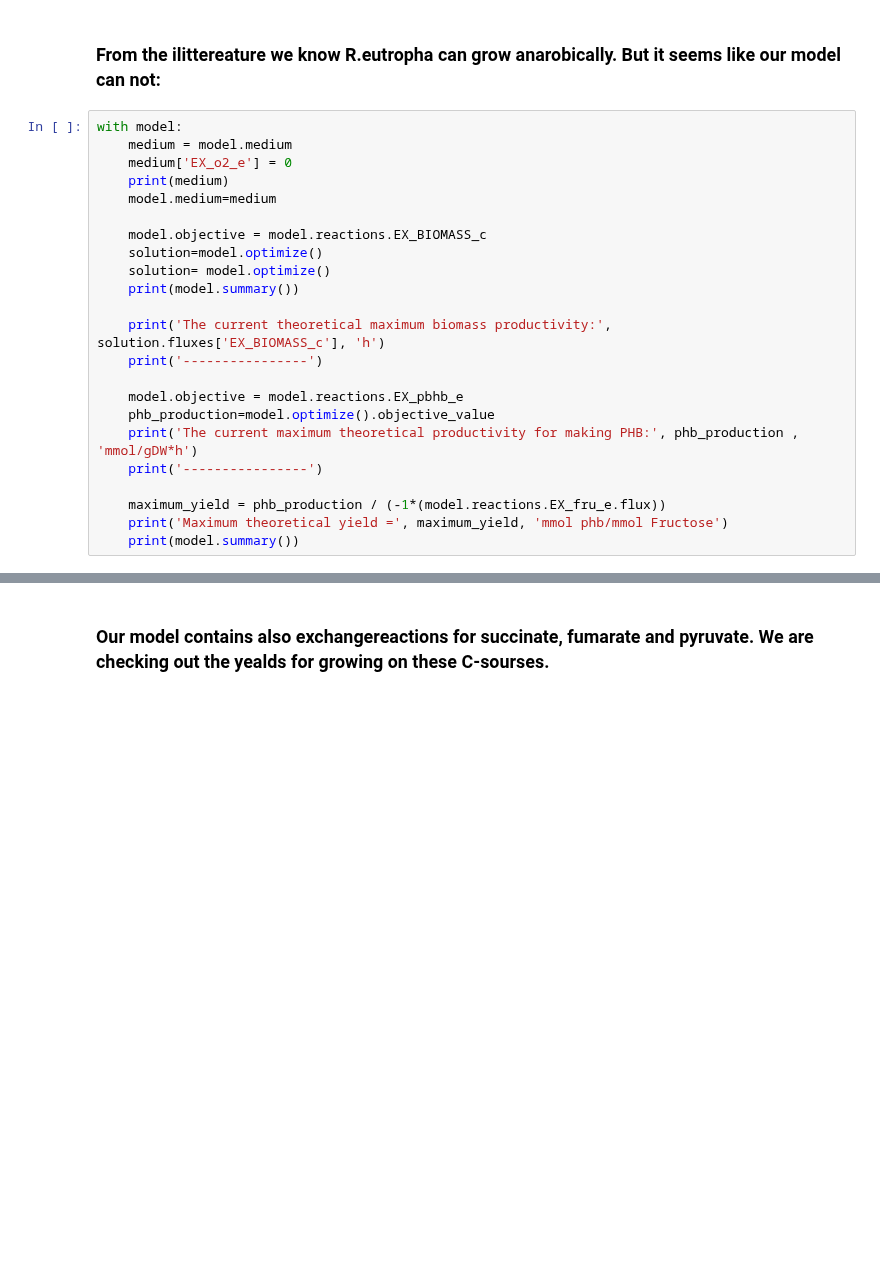
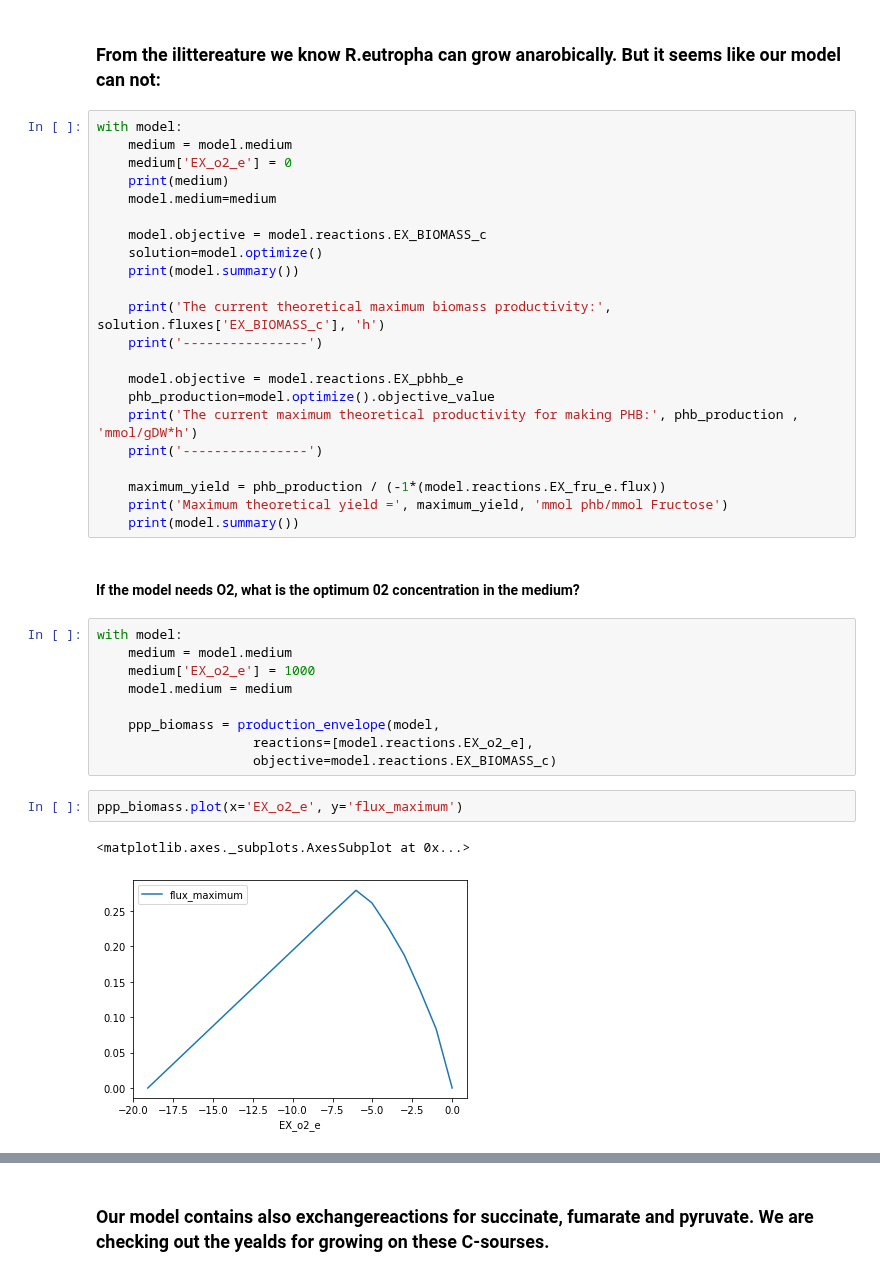
Before and after one commit to 27410/group-assignment-2021-group_2_pha-production, a Jupyter notebook: projects/Medium.ipynb, the cells around one changed output, grey strips where cells are left out. Cells and saved outputs as stored; diff of their text form; blank space fills up the shorter version.

```diff
--- a/projects/Medium.ipynb
+++ b/projects/Medium.ipynb
@@ -127,7 +128,6 @@ with model:
 
     model.objective = model.reactions.EX_BIOMASS_c
     solution=model.optimize()
-    solution= model.optimize()
     print(model.summary())
 
     print('The current theoretical maximum biomass productivity:', solution.fluxes['EX_BIOMASS_c'], 'h')
@@ -141,3 +141,19 @@ with model:
     maximum_yield = phb_production / (-1*(model.reactions.EX_fru_e.flux))
     print('Maximum theoretical yield =', maximum_yield, 'mmol phb/mmol Fructose')
     print(model.summary())
+# %% [markdown]
+#### If the model needs O2, what is the optimum 02 concentration in the medium?
+# %%
+with model:
+    medium = model.medium
+    medium['EX_o2_e'] = 1000
+    model.medium = medium
+
+    ppp_biomass = production_envelope(model,
+                    reactions=[model.reactions.EX_o2_e],
+                    objective=model.reactions.EX_BIOMASS_c)
+# %%
+ppp_biomass.plot(x='EX_o2_e', y='flux_maximum')
+# %% [output]
+<matplotlib.axes._subplots.AxesSubplot at 0x...>
+[figure, added]
```
Also changed, not shown: parts of 7 cells of this notebook.
